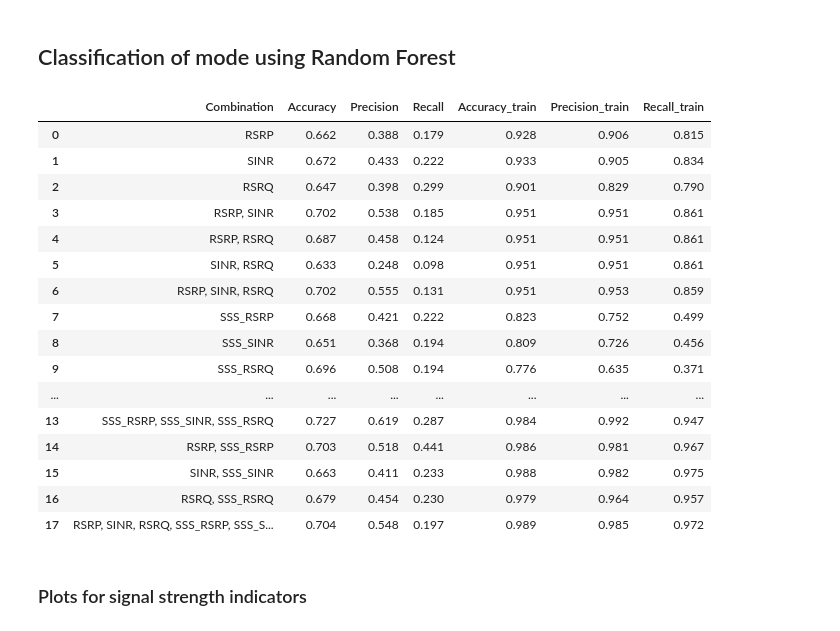
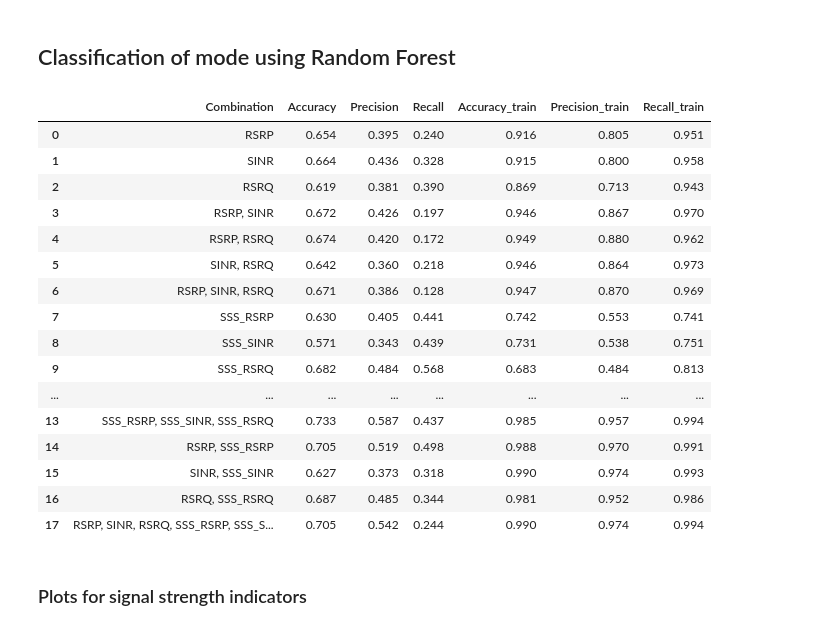
Before and after one commit to ihneskarbovik/master, a Jupyter notebook: main_two_campaigns.ipynb, the cells around one changed output. Saved outputs shown, nothing was run; the diff lists cells and outputs as text; code cells hidden in the pictures.

```diff
--- a/main_two_campaigns.ipynb
+++ b/main_two_campaigns.ipynb
@@ -113,7 +113,8 @@ Name: campaign, dtype: int64
 tf.random.set_seed(4567)
 campaigns = ['Interactivity_gaming_4G5G_TIM_Driving_Palasport_to_Via_Appia_End_No_Flight_Mode',
              'Ping_UNIDATA_4G5G_TIM_Driving_Via_Normanni_to_Sabino',
-             'Capacity_Ookla_4G5G_TIM_Driving_Tuscolana_Stat_Appia_No_Flight_Mode']
+             'Capacity_Ookla_4G5G_TIM_Driving_Tuscolana_Stat_Appia_No_Flight_Mode',
+             'Ping_UNIDATA_4G5G_TIM_Driving_Viale_Marconi_Test_2_No_Flight_Mode']
 test_campaign = ['Ping_UNIDATA_4G5G_TIM_Driving_Palasport_to_Via_Appia_End_No_Flight_Mode']
 
 train, mode_train = read_dataset('datasets/Op1_merged.csv', campaigns=campaigns)
@@ -414,33 +415,33 @@ plt.show()
 # %%
 rf_results = {}
 
 for features in feature_selection:
     used_features = ', '.join(features)
-    rf_results[used_features] = rf(X_train=train[features], X_test=test[features], mode_train=mode_train, mode_test=mode_test)
+    rf_results[used_features] = rf(X_train=train[features], X_test=test[features], mode_train=mode_train, mode_test=mode_test, n_estimators=300)
 
 rf_results_df = pd.DataFrame.from_dict(rf_results, orient='index')
 rf_results_df.reset_index(inplace=True)
 rf_results_df.rename(columns={'index': 'Combination'}, inplace=True)
 rf_results_df = rf_results_df.drop(['y_true', 'y_pred', 'train_true', 'train_pred', 'model'], axis=1)
 rf_results_df
 # %% [output]
 |  | Combination | Accuracy | Precision | Recall | Accuracy_train | Precision_train | Recall_train |
-| 0 | RSRP | 0.662 | 0.388 | 0.179 | 0.928 | 0.906 | 0.815 |
-| 1 | SINR | 0.672 | 0.433 | 0.222 | 0.933 | 0.905 | 0.834 |
-| 2 | RSRQ | 0.647 | 0.398 | 0.299 | 0.901 | 0.829 | 0.790 |
-| 3 | RSRP, SINR | 0.702 | 0.538 | 0.185 | 0.951 | 0.951 | 0.861 |
-| 4 | RSRP, RSRQ | 0.687 | 0.458 | 0.124 | 0.951 | 0.951 | 0.861 |
-| 5 | SINR, RSRQ | 0.633 | 0.248 | 0.098 | 0.951 | 0.951 | 0.861 |
-| 6 | RSRP, SINR, RSRQ | 0.702 | 0.555 | 0.131 | 0.951 | 0.953 | 0.859 |
-| 7 | SSS_RSRP | 0.668 | 0.421 | 0.222 | 0.823 | 0.752 | 0.499 |
-| 8 | SSS_SINR | 0.651 | 0.368 | 0.194 | 0.809 | 0.726 | 0.456 |
-| 9 | SSS_RSRQ | 0.696 | 0.508 | 0.194 | 0.776 | 0.635 | 0.371 |
+| 0 | RSRP | 0.654 | 0.395 | 0.240 | 0.916 | 0.805 | 0.951 |
+| 1 | SINR | 0.664 | 0.436 | 0.328 | 0.915 | 0.800 | 0.958 |
+| 2 | RSRQ | 0.619 | 0.381 | 0.390 | 0.869 | 0.713 | 0.943 |
+| 3 | RSRP, SINR | 0.672 | 0.426 | 0.197 | 0.946 | 0.867 | 0.970 |
+| 4 | RSRP, RSRQ | 0.674 | 0.420 | 0.172 | 0.949 | 0.880 | 0.962 |
+| 5 | SINR, RSRQ | 0.642 | 0.360 | 0.218 | 0.946 | 0.864 | 0.973 |
+| 6 | RSRP, SINR, RSRQ | 0.671 | 0.386 | 0.128 | 0.947 | 0.870 | 0.969 |
+| 7 | SSS_RSRP | 0.630 | 0.405 | 0.441 | 0.742 | 0.553 | 0.741 |
+| 8 | SSS_SINR | 0.571 | 0.343 | 0.439 | 0.731 | 0.538 | 0.751 |
+| 9 | SSS_RSRQ | 0.682 | 0.484 | 0.568 | 0.683 | 0.484 | 0.813 |
 | ... | ... | ... | ... | ... | ... | ... | ... |
-| 13 | SSS_RSRP, SSS_SINR, SSS_RSRQ | 0.727 | 0.619 | 0.287 | 0.984 | 0.992 | 0.947 |
-| 14 | RSRP, SSS_RSRP | 0.703 | 0.518 | 0.441 | 0.986 | 0.981 | 0.967 |
-| 15 | SINR, SSS_SINR | 0.663 | 0.411 | 0.233 | 0.988 | 0.982 | 0.975 |
-| 16 | RSRQ, SSS_RSRQ | 0.679 | 0.454 | 0.230 | 0.979 | 0.964 | 0.957 |
-| 17 | RSRP, SINR, RSRQ, SSS_RSRP, SSS_S... | 0.704 | 0.548 | 0.197 | 0.989 | 0.985 | 0.972 |
+| 13 | SSS_RSRP, SSS_SINR, SSS_RSRQ | 0.733 | 0.587 | 0.437 | 0.985 | 0.957 | 0.994 |
+| 14 | RSRP, SSS_RSRP | 0.705 | 0.519 | 0.498 | 0.988 | 0.970 | 0.991 |
+| 15 | SINR, SSS_SINR | 0.627 | 0.373 | 0.318 | 0.990 | 0.974 | 0.993 |
+| 16 | RSRQ, SSS_RSRQ | 0.687 | 0.485 | 0.344 | 0.981 | 0.952 | 0.986 |
+| 17 | RSRP, SINR, RSRQ, SSS_RSRP, SSS_S... | 0.705 | 0.542 | 0.244 | 0.990 | 0.974 | 0.994 |
 # %%
 preds = pd.DataFrame({'RSRP' : [x[0] for x in rsrp_pred],
                       'SINR' : [x[0] for x in sinr_pred],
```
Also changed, not shown: parts of 7 cells of this notebook, 1 other file.
